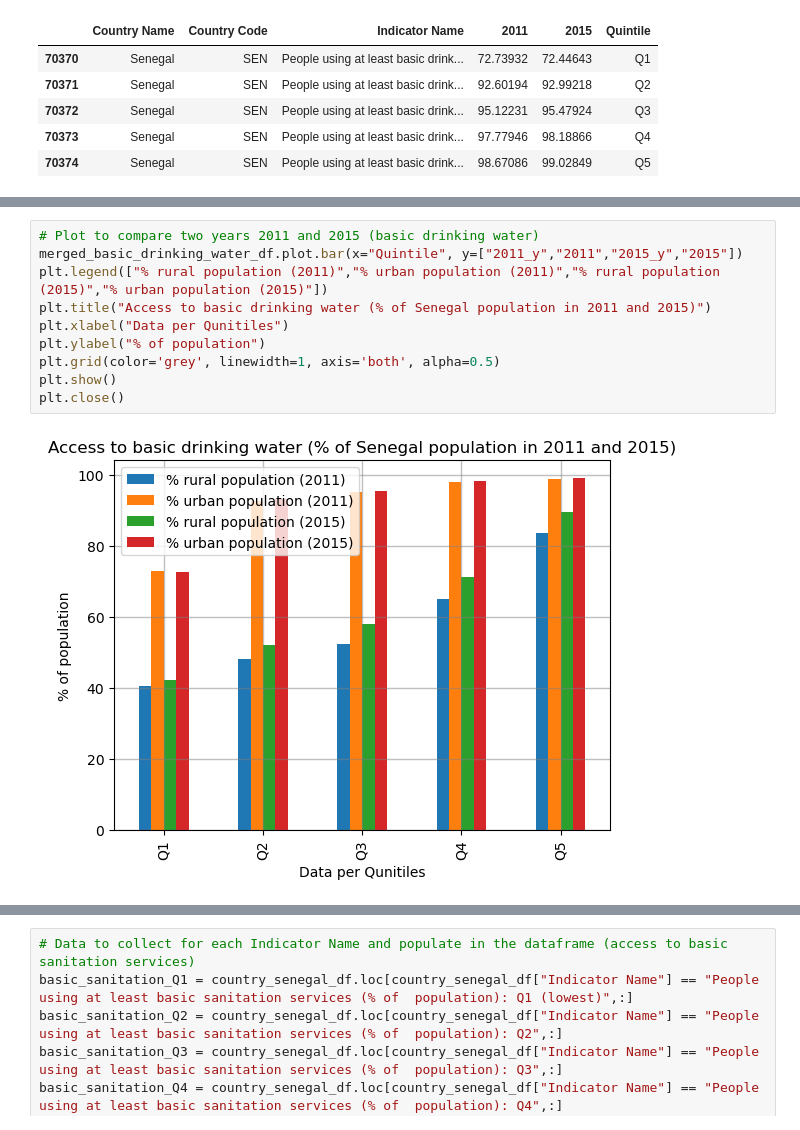
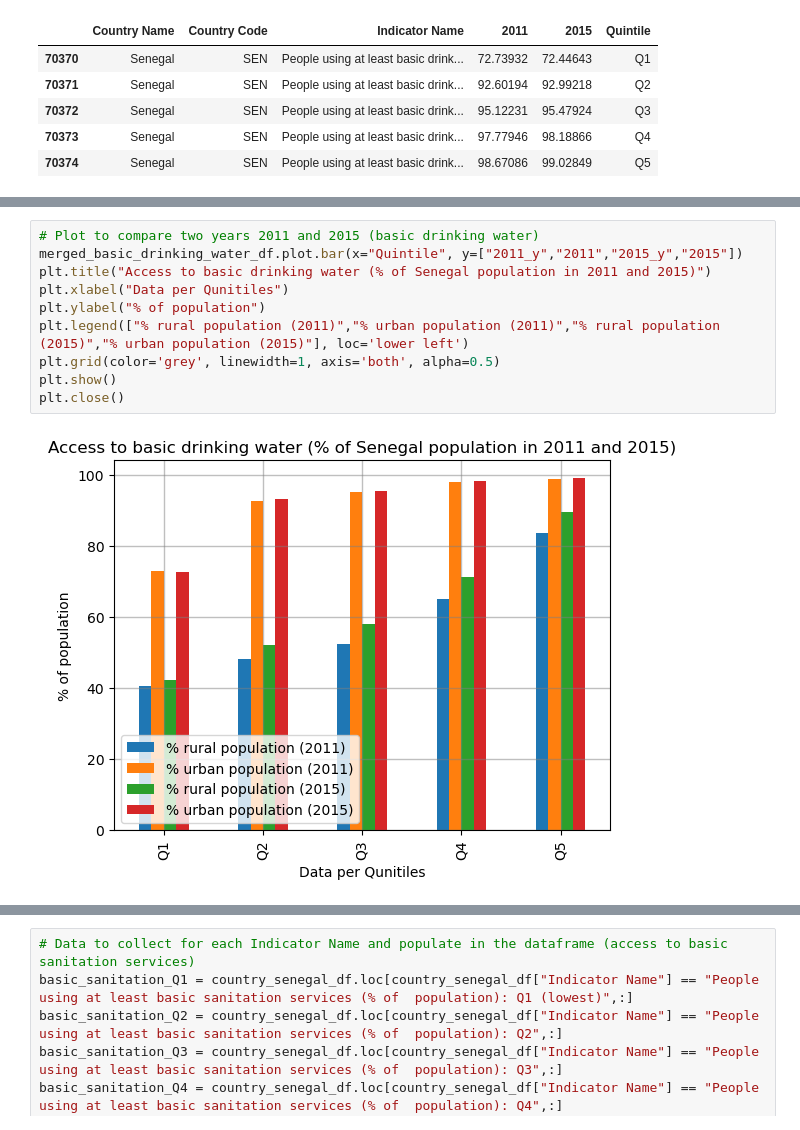
Before and after one commit to S-haila/Project1_group4, a Jupyter notebook: senegal_studies.ipynb, the cells around one changed output, grey strips where cells are left out. Drawn from its saved outputs; the diff is of its cells as text.

```diff
--- a/senegal_studies.ipynb
+++ b/senegal_studies.ipynb
@@ -259,15 +259,15 @@ merged_basic_drinking_water_df
 # %%
 # Plot to compare two years 2011 and 2015 (basic drinking water)
 merged_basic_drinking_water_df.plot.bar(x="Quintile", y=["2011_y","2011","2015_y","2015"])
-plt.legend(["% rural population (2011)","% urban population (2011)","% rural population (2015)","% urban population (2015)"])
 plt.title("Access to basic drinking water (% of Senegal population in 2011 and 2015)")
 plt.xlabel("Data per Qunitiles")
 plt.ylabel("% of population")
+plt.legend(["% rural population (2011)","% urban population (2011)","% rural population (2015)","% urban population (2015)"], loc='lower left')
 plt.grid(color='grey', linewidth=1, axis='both', alpha=0.5)
 plt.show()
 plt.close()
 # %% [output]
-[figure, old version]
+[figure, new version]
 # %%
 # Plot to compare 2015 (basic drinking water)
 merged_basic_drinking_water_df.plot.bar(x="Quintile", y=["2015_y","2015_x", "2015"])
```
Also changed, not shown: parts of 1 cell of this notebook, 1 other file.
